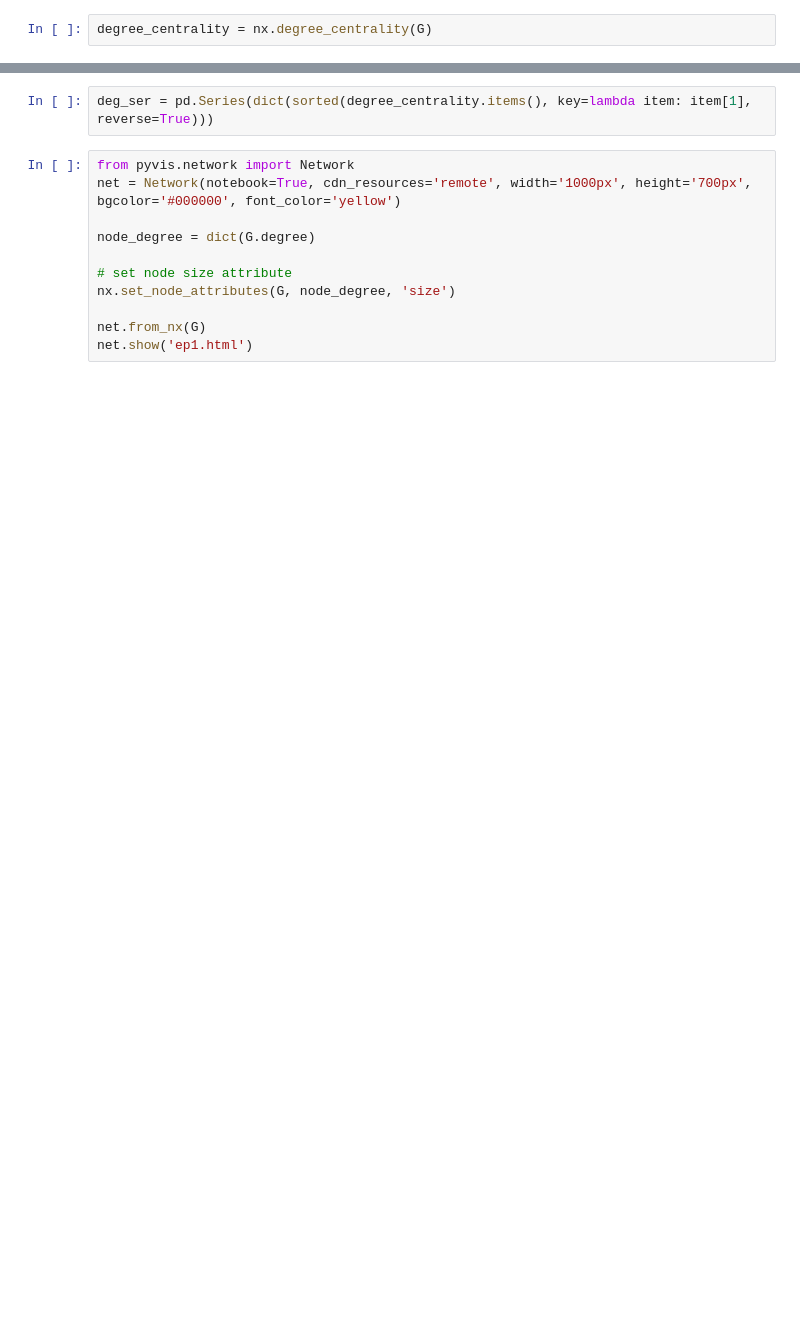
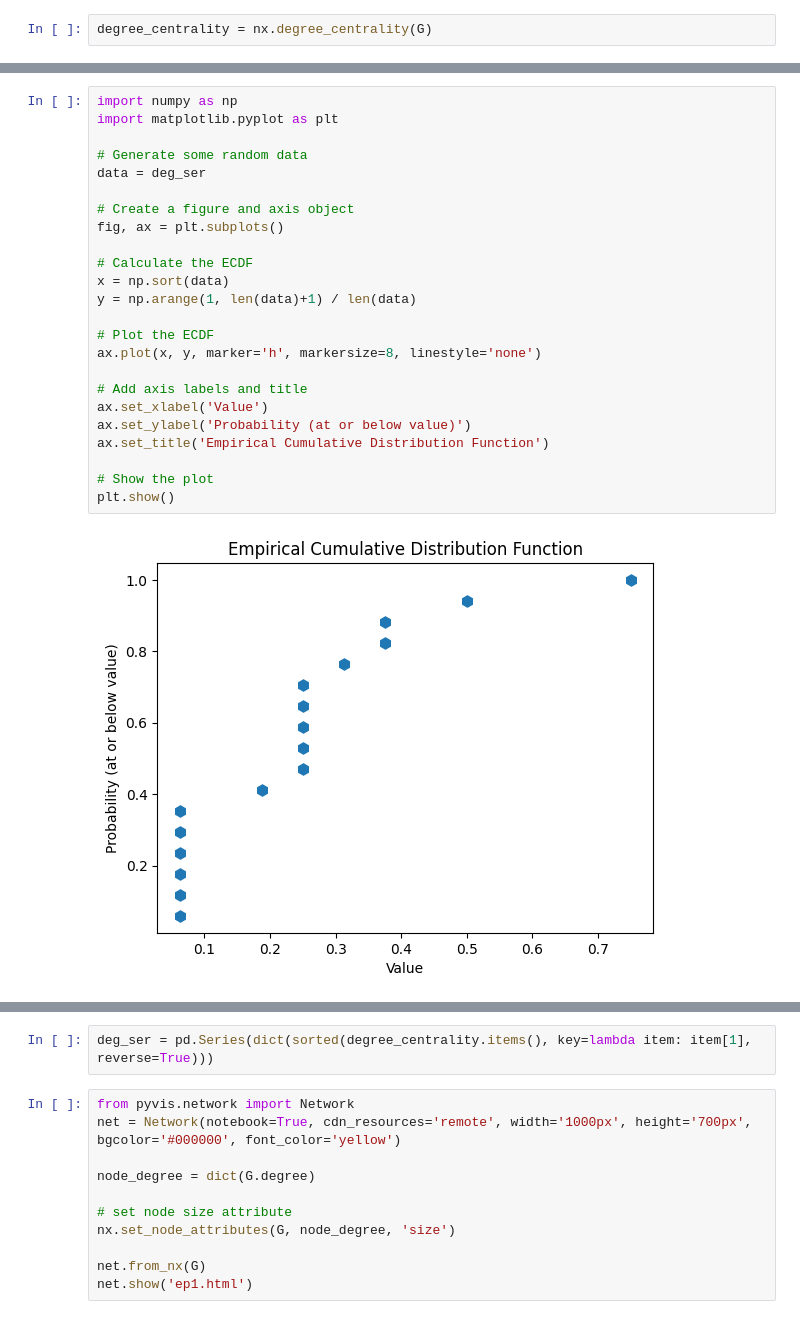
Before and after one commit to jorammutenge/IS527-Project, a Jupyter notebook: 1_code.ipynb, the cells around one changed output, grey strips where cells are left out. Cells and saved outputs as stored; diff of their text form; blank space fills up the shorter version.

```diff
--- a/1_code.ipynb
+++ b/1_code.ipynb
@@ -165,0 +247,26 @@ plt.show()
+# %%
+import numpy as np
+import matplotlib.pyplot as plt
+
+# Generate some random data
+data = deg_ser
+
+# Create a figure and axis object
+fig, ax = plt.subplots()
+
+# Calculate the ECDF
+x = np.sort(data)
+y = np.arange(1, len(data)+1) / len(data)
+
+# Plot the ECDF
+ax.plot(x, y, marker='h', markersize=8, linestyle='none')
+
+# Add axis labels and title
+ax.set_xlabel('Value')
+ax.set_ylabel('Probability (at or below value)')
+ax.set_title('Empirical Cumulative Distribution Function')
+
+# Show the plot
+plt.show()
+# %% [output]
+[figure, added]
```
Also changed, not shown: parts of 37 cells of this notebook, 43 other files.
